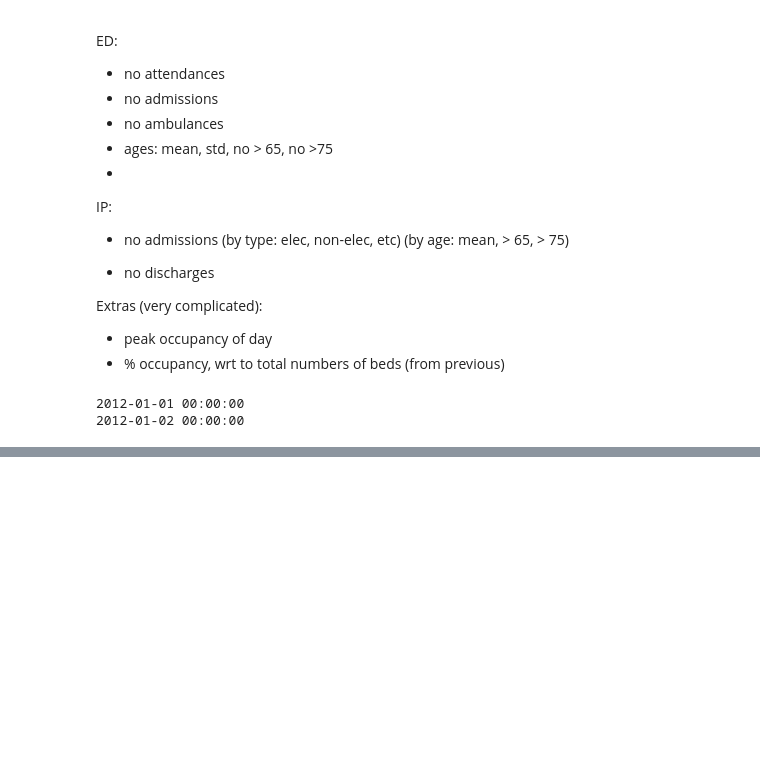
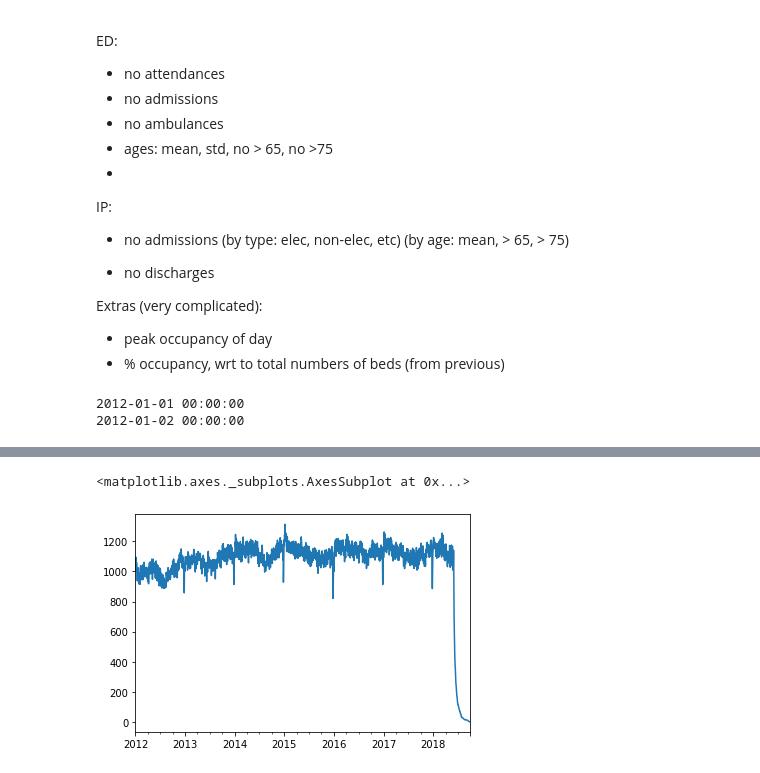
Before and after one commit to BradKeogh/EDclassification, a Jupyter notebook: notebooks/data_cleaning/D2_create_daily_features.ipynb, the cells around one changed output, grey strips where cells are left out. Saved outputs shown, nothing was run; the diff lists cells and outputs as text; code cells hidden in the pictures; blank space fills up the shorter version.

```diff
--- a/notebooks/data_cleaning/D2_create_daily_features.ipynb
+++ b/notebooks/data_cleaning/D2_create_daily_features.ipynb
@@ -155,0 +197,8 @@ EDsummary = get_daily_df(ED, datetime_index, 'ED')
+# %%
+# append cols with EDDAILY so features can be understood further down the line
+def add_suffix_df_columns(df, suffix):
+    for col in df.columns:
+        df.rename(columns={col:suffix+col}, inplace=True)
+    return(df)
+
+EDdaily = add_suffix_df_columns(EDdaily, 'EDDAILY')
@@ -157,0 +264,6 @@ EDsummary.to_pickle('./../../data/interim/D2_timeseries/EDsummary.pkl')
+# %%
+datetime_index = target.index
+datetime_index.name = ''
+
+IPdaily = get_daily_df(IP, datetime_index, 'IP') # can calcs into df
+IPdaily = add_suffix_df_columns(IPdaily, 'IPDAILY')
@@ -157,0 +302,2 @@ EDsummary.to_pickle('./../../data/interim/D2_timeseries/EDsummary.pkl')
+# %%
+IPdaily = IPdaily.shift(1)
@@ -157,0 +324,5 @@ EDsummary.to_pickle('./../../data/interim/D2_timeseries/EDsummary.pkl')
+# %%
+IPdaily.IPDAILYpatients_nonelec.plot()
+# %% [output]
+<matplotlib.axes._subplots.AxesSubplot at 0x...>
+[figure, added]
```
Also changed, not shown: parts of 25 cells of this notebook, 6 other files.
